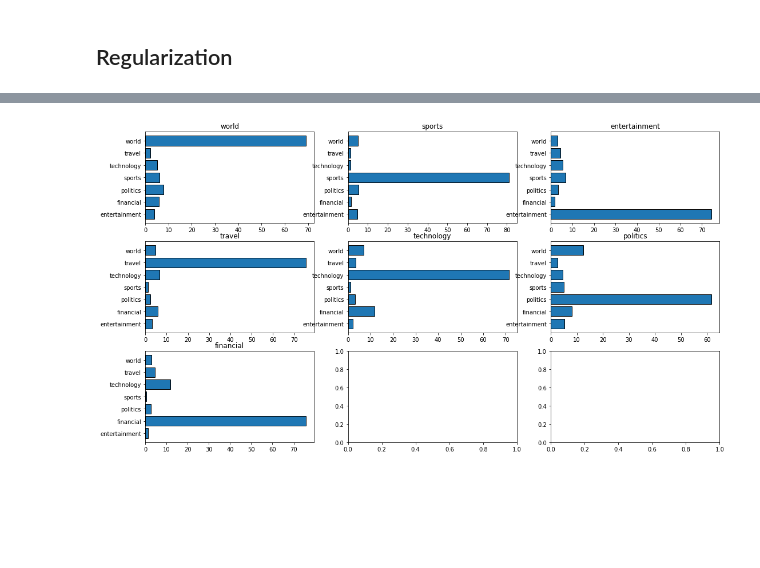
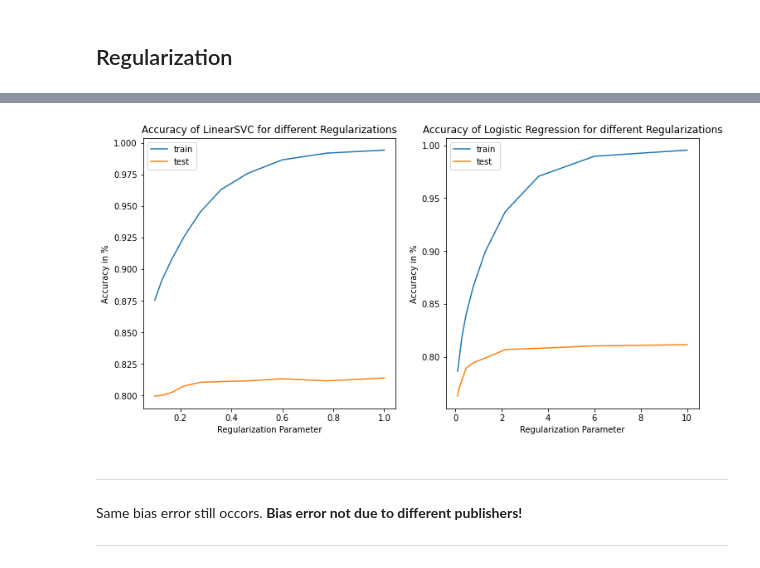
Before and after one commit to svenrr/good_news_everyone, a Jupyter notebook: Category_Analysis/models_scikit.ipynb, the cells around one changed output, grey strips where cells are left out. Drawn from its saved outputs; the diff is of its cells as text; code cells hidden in the pictures; blank space fills up the shorter version.

```diff
--- a/Category_Analysis/models_scikit.ipynb
+++ b/Category_Analysis/models_scikit.ipynb
@@ -376,6 +377,24 @@ Name: site, dtype: int64
+# %%
+df = load_stratified_dataset(path='../Datasets/dataset_categories/dataset_categories_train_small.csv', labels='category', samples_per_label=2500)
+X_train, X_test, y_train, y_test = train_test_split(df['text_lem'], df['category'], random_state = 3, test_size=0.1)
+
+X_train_tfidf = tfidf.fit_transform(X_train)
+X_test_tfidf = tfidf.transform(X_test)
+# %%
+test_svc, train_svc, c_val_svc = [], [], []
+for c in np.logspace(-1,0,10):
+    clf = LinearSVC(random_state=42, dual=False, max_iter=10000, C=c)
+    clf.fit(X_train_tfidf, y_train)
+    test_, train_ = clf.score(X_test_tfidf, y_test), clf.score(X_train_tfidf, y_train)
+    test_svc.append(test_)
+    train_svc.append(train_)
+    c_val_svc.append(c)
 # %%
-# Get wrong predicted texts
-clf = LinearSVC(penalty='l2', C=1, max_iter=100000)
-clf.fit(X_train_tfidf, y_train)
-clf.score(X_test_tfidf, y_test), clf.score(X_train_tfidf, y_train)
-df.loc[y_test[(clf.predict(X_test_tfidf) != y_test)].index.values].site.value_counts().head(10)
+test_lr, train_lr, c_val_lr = [], [], []
+for c in np.logspace(-1,1,10):
+    clf = LogisticRegression(penalty='l2', C=c, max_iter=100000)
+    clf.fit(X_train_tfidf, y_train)
+    test_, train_ = clf.score(X_test_tfidf, y_test), clf.score(X_train_tfidf, y_train)
+    test_lr.append(test_)
+    train_lr.append(train_)
+    c_val_lr.append(c)
@@ -459,11 +401,20 @@ Score for category financial    :   75.9 %
-# %%
-fig, ax = plt.subplots(3,3,figsize=(18,10))
-simple_h_bar(predictions[0][0], predictions[0][1], ax=ax[0][0], title=predictions[0][0][np.argmax(predictions[0][1])])
-simple_h_bar(predictions[1][0], predictions[1][1], ax=ax[0][1], title=predictions[1][0][np.argmax(predictions[1][1])])
-simple_h_bar(predictions[2][0], predictions[2][1], ax=ax[0][2], title=predictions[2][0][np.argmax(predictions[2][1])])
-simple_h_bar(predictions[3][0], predictions[3][1], ax=ax[1][0], title=predictions[3][0][np.argmax(predictions[3][1])])
-simple_h_bar(predictions[4][0], predictions[4][1], ax=ax[1][1], title=predictions[4][0][np.argmax(predictions[4][1])])
-simple_h_bar(predictions[5][0], predictions[5][1], ax=ax[1][2], title=predictions[5][0][np.argmax(predictions[5][1])])
-simple_h_bar(predictions[6][0], predictions[6][1], ax=ax[2][0], title=predictions[6][0][np.argmax(predictions[6][1])])
-# %% [output]
-[figure, removed]
+# %%
+fig, ax = plt.subplots(1,2,figsize=(12,6))
+ax[0].plot(c_val_svc, train_svc, label='train')
+ax[0].plot(c_val_svc, test_svc, label='test')
+ax[0].set_title('Accuracy of LinearSVC for different Regularizations')
+
+ax[1].plot(c_val_lr, train_lr, label='train')
+ax[1].plot(c_val_lr, test_lr, label='test')
+ax[1].set_title('Accuracy of Logistic Regression for different Regularizations')
+
+for a in ax:
+    a.legend()
+    a.set_xlabel('Regularization Parameter')
+    a.set_ylabel('Accuracy in %')
+# %% [output]
+[figure, added]
+# %% [markdown]
+***
+Same bias error still occors. __Bias error not due to different publishers!__
+***
```
Also changed, not shown: parts of 33 cells of this notebook, 7 other files.
